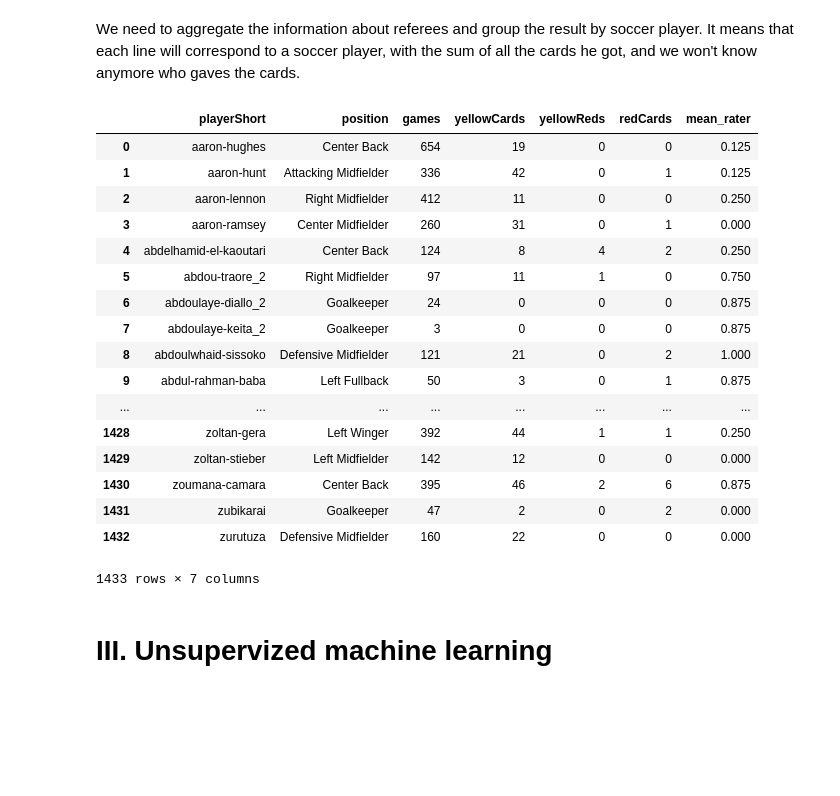
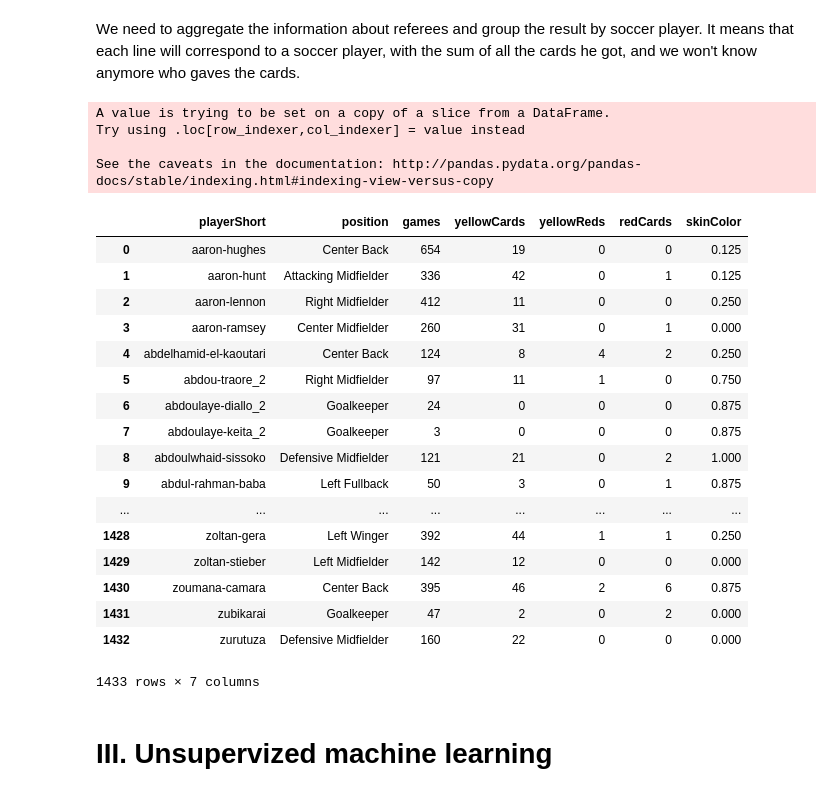
Before and after one commit to Merinorus/adaisawesome, a Jupyter notebook: Homework/04 - Applied ML/Homework04_Referees_teamawesome_Q2.ipynb, the cells around one changed output. Cells and saved outputs as stored; diff of their text form; code cells hidden in the pictures; blank space fills up the shorter version.

Commit message:
[bugfix] Dataframe was messed up and could not be created when running all from the beginning

```diff
--- a/Homework/04 - Applied ML/Homework04_Referees_teamawesome_Q2.ipynb
+++ b/Homework/04 - Applied ML/Homework04_Referees_teamawesome_Q2.ipynb
@@ -58,15 +58,24 @@ We need to aggregate the information about referees and group the result by socc
 # %%
 # Group by player and do the sum of every column, except for mean_rater (skin color) that we need to move away during the calculation (we don't want to sum skin color values !)
 Data_aggregated = Data_hasImage.drop(['refNum', 'refCountry'], 1)
 Data_aggregated = Data_aggregated.groupby(['playerShort', 'position'])['games','yellowCards', 'yellowReds', 'redCards'].sum()
 Data_aggregated = Data_aggregated.reset_index()
 
 # Take information of skin color for each player
-Data_nbGames_skinColor = pd.DataFrame(Data_nbGames_skinColor[['playerShort','mean_rater']])
+Data_nbGames_skinColor = Data_hasImage
+Data_nbGames_skinColor.drop_duplicates('playerShort')
+Data_nbGames_skinColor['skinColor']=(Data_nbGames_skinColor['rater1']+Data_hasImage['rater2'])/2
+Data_nbGames_skinColor = pd.DataFrame(Data_nbGames_skinColor[['playerShort','skinColor']])
 Data_aggregated = pd.merge(left=Data_aggregated,right=Data_nbGames_skinColor, how='left', left_on='playerShort', right_on='playerShort')
+Data_aggregated = Data_aggregated.drop_duplicates('playerShort')
+Data_aggregated = Data_aggregated.reset_index(drop=True)
 Data_aggregated
 # %% [output]
+A value is trying to be set on a copy of a slice from a DataFrame.
+Try using .loc[row_indexer,col_indexer] = value instead
+
+See the caveats in the documentation: http://pandas.pydata.org/pandas-docs/stable/indexing.html#indexing-view-versus-copy
-|  | playerShort | position | games | yellowCards | yellowReds | redCards | mean_rater |
+|  | playerShort | position | games | yellowCards | yellowReds | redCards | skinColor |
 | 0 | aaron-hughes | Center Back | 654 | 19 | 0 | 0 | 0.125 |
 | 1 | aaron-hunt | Attacking Midfielder | 336 | 42 | 0 | 1 | 0.125 |
 | 2 | aaron-lennon | Right Midfielder | 412 | 11 | 0 | 0 | 0.250 |
@@ -83,7 +92,7 @@ Data_aggregated
 | 1430 | zoumana-camara | Center Back | 395 | 46 | 2 | 6 | 0.875 |
 | 1431 | zubikarai | Goalkeeper | 47 | 2 | 0 | 2 | 0.000 |
 | 1432 | zurutuza | Defensive Midfielder | 160 | 22 | 0 | 0 | 0.000 |
-1433 rows × 7 columns
+1433 rows × 7 columns
 # %% [markdown]
 # III. Unsupervized machine learning
 # %% [markdown]
```
Also changed, not shown: parts of 1 cell of this notebook, 2 other files.
